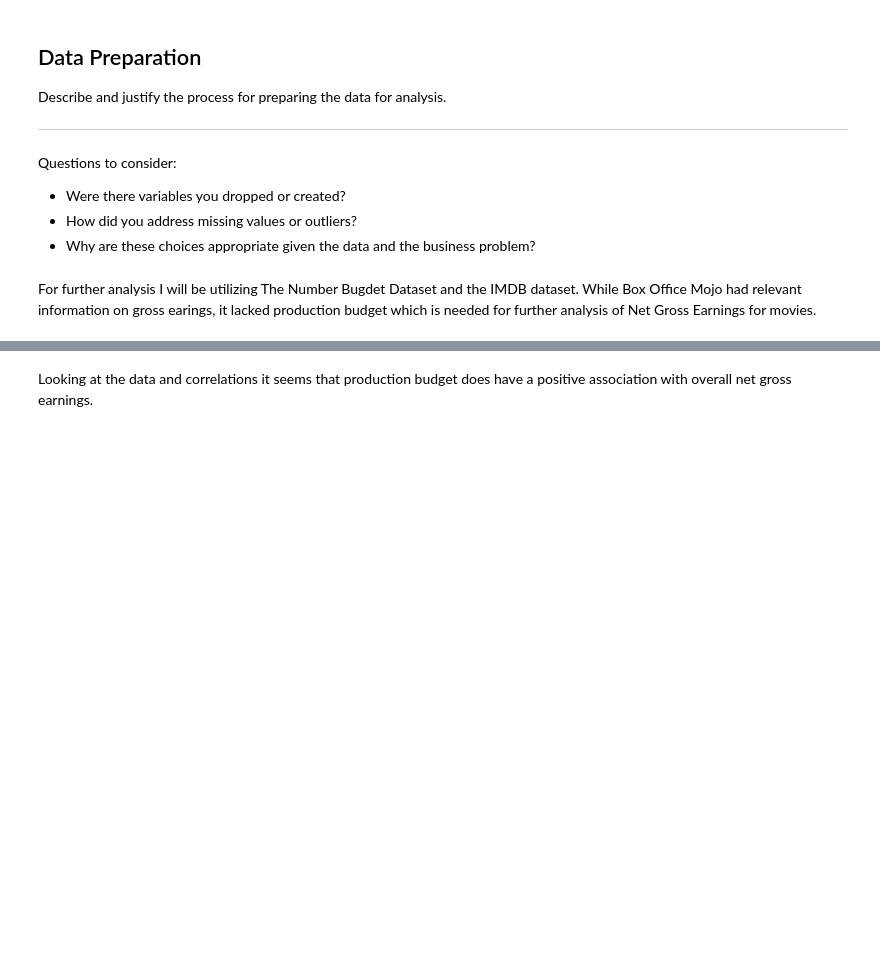
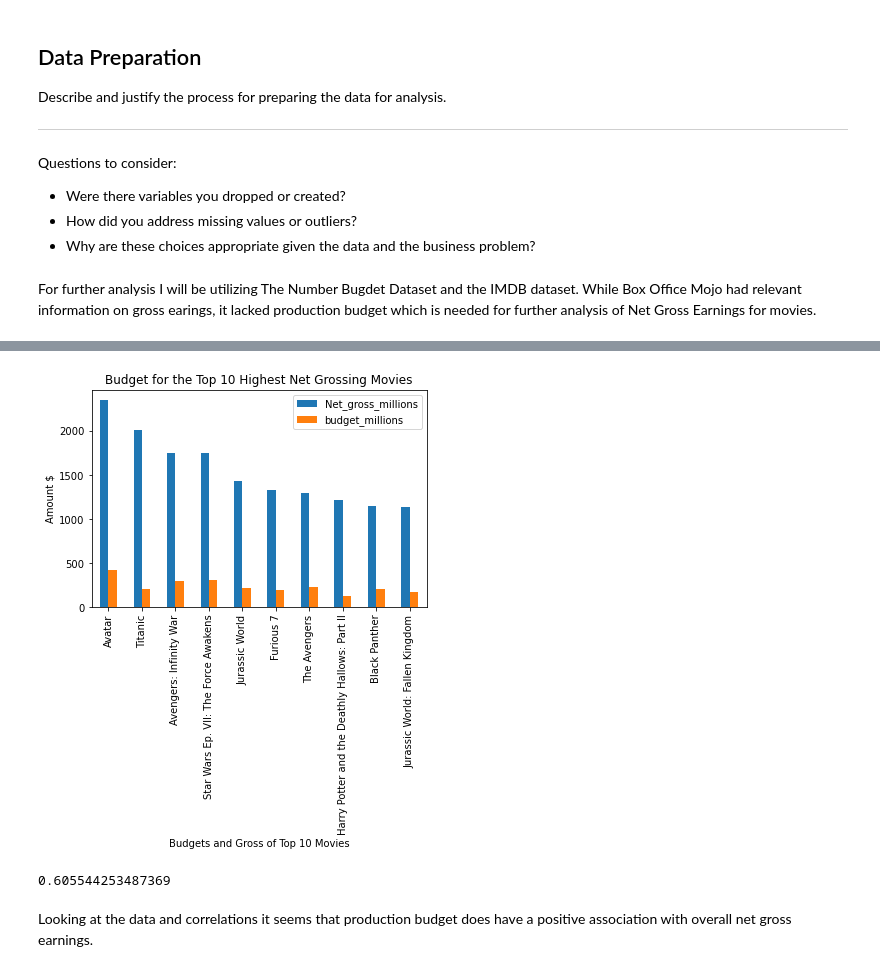
Before and after one commit to ldwilker10/dsc-phase-1-project-v2-4, a Jupyter notebook: Microsoft_Analysis.ipynb, the cells around one changed output, grey strips where cells are left out. Saved outputs shown, nothing was run; the diff lists cells and outputs as text; code cells hidden in the pictures; blank space fills up the shorter version.

```diff
--- a/Microsoft_Analysis.ipynb
+++ b/Microsoft_Analysis.ipynb
@@ -49,10 +49,11 @@ from zipfile import ZipFile
 # %%
 #Importing Imdb Dataset
 
-#with ZipFile(r"/Users/lucaswilkerson/Desktop/Phase1_project/dsc-phase-1-project-v2-4/zippedData/im.db.zip", 'r') as zfiles:
-#   zfiles.printdir()
-#   zfiles.extractall()
+with ZipFile(r"/Users/lucaswilkerson/Desktop/Phase1_project/dsc-phase-1-project-v2-4/zippedData/im.db.zip", 'r') as zfiles:
+   zfiles.printdir()
+   zfiles.extractall()
 
 #Reading in additional files need from The Numbers Budget Dataset and Box Office Mojo
-#tn_budgets = pd.read_csv("zippedData/tn.movie_budgets.csv.gz")
-#bom_gross = pd.read_csv("zippedData/bom.movie_gross.csv.gz")
+
+tn_budgets = pd.read_csv("zippedData/tn.movie_budgets.csv.gz")
+bom_gross = pd.read_csv("zippedData/bom.movie_gross.csv.gz")
@@ -103,9 +148,8 @@ Net Gross Earnings for movies.
 # %%
 # dropping rows with 0 values for budget and gross columns
-#tn_budget_cleaned = tn_budgets.loc[(tn_budgets.domestic_gross != 0)
-#                                       &(tn_budgets.worldwide_gross != 0)
-#                                       &(tn_budgets.production_budget != 0)]
+tn_budget_cleaned = tn_budgets.loc[(tn_budgets.domestic_gross != 0)
+                                       &(tn_budgets.worldwide_gross != 0)
+                                       &(tn_budgets.production_budget != 0)]
 
 #Setting index to ID
 #tn_budget_cleaned= tn_budget_cleaned.set_index('id', inplace = True)
-#tn_budget_cleaned.head(10)
@@ -112,8 +172,8 @@ Net Gross Earnings for movies.
 # %%
 #Making a new column for Net gross earning (worldwide gross- production budget) and sorting by Net_gross
 
-#tn_budget_cleaned['Net_Gross']= tn_budget_cleaned['worldwide_gross'] - tn_budget_cleaned['production_budget']
-#top_gross_movies= tn_budget_cleaned.sort_values("Net_Gross", ascending = False)
+tn_budget_cleaned['Net_Gross']= tn_budget_cleaned['worldwide_gross'] - tn_budget_cleaned['production_budget']
+top_gross_movies= tn_budget_cleaned.sort_values("Net_Gross", ascending = False)
 
 #Previewing Top Grossing movies
-#top_gross_movies.head(10)
+top_gross_movies.head(10)
@@ -120,20 +197,24 @@ Net Gross Earnings for movies.
 # %%
 #Adding columns adjusting budget and gross to millions
-#top_gross_movies['budget_millions']= (top_gross_movies["production_budget"]/1000000)
-#top_gross_movies['Net_gross_millions']=(top_gross_movies["Net_Gross"]/1000000)
+top_gross_movies['budget_millions']= (top_gross_movies["production_budget"]/1000000)
+top_gross_movies['Net_gross_millions']=(top_gross_movies["Net_Gross"]/1000000)
 # %%
-#top10_movies_gross = top_gross_movies.head(10)
-#top10_movies_gross.plot(
-#    x="movie", y=["Net_gross_millions", "budget_millions"], kind="bar")
+top10_movies_gross = top_gross_movies.head(10)
+top10_movies_gross.plot(
+    x="movie", y=["Net_gross_millions", "budget_millions"], kind="bar")
 
-#plt.xlabel("Budgets and Gross of Top 10 Movies")
-#plt.ylabel("Amount $")
-#plt.legend(["Net_gross_millions", "budget_millions"])
-#plt.title("Budget for the Top 10 Highest Net Grossing Movies")
-#plt.show()
+plt.xlabel("Budgets and Gross of Top 10 Movies")
+plt.ylabel("Amount $")
+plt.legend(["Net_gross_millions", "budget_millions"])
+plt.title("Budget for the Top 10 Highest Net Grossing Movies")
+plt.show()
+# %% [output]
+[figure, added]
 # %%
 #checking correlation between movie budget and net gross
-#top_gross_movies["production_budget"].corr(top_gross_movies["Net_Gross"])
+top_gross_movies["production_budget"].corr(top_gross_movies["Net_Gross"])
+# %% [output]
+0.605544253487369
 # %% [markdown]
 Looking at the data and correlations it seems that production budget does have a positive association with overall net gross earnings.
 # %%
```
Also changed, not shown: parts of 29 cells of this notebook.
